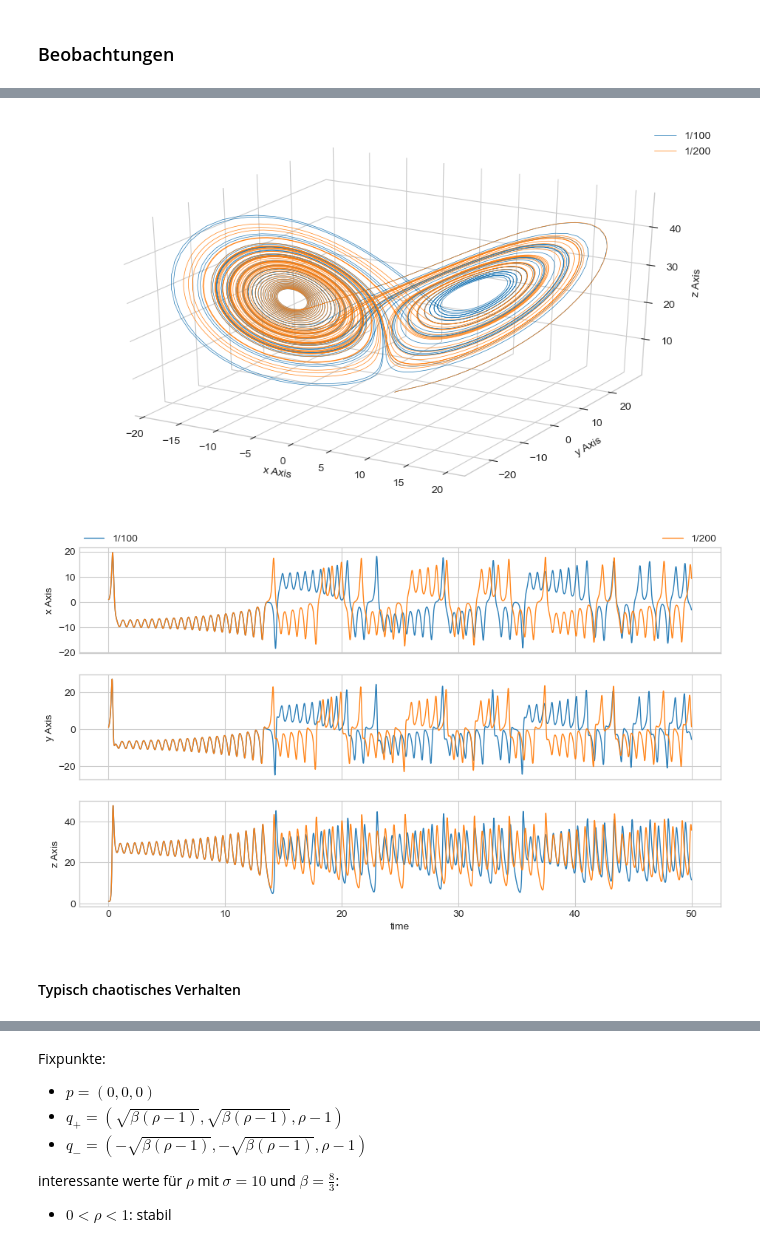
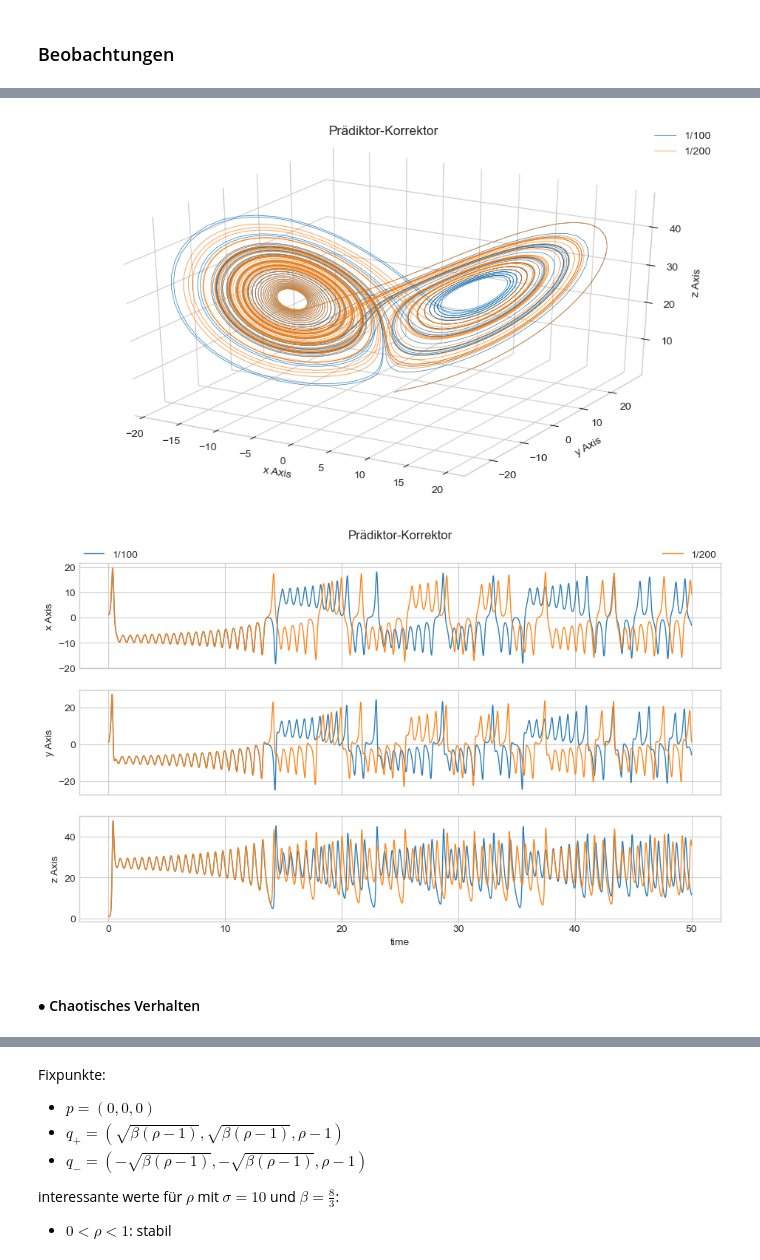
Before and after one commit to maxstollmayer/Lorenz-System-Project, a Jupyter notebook: Lorenz-System Notebook.ipynb, the cells around one changed output, grey strips where cells are left out. Saved outputs shown, nothing was run; the diff lists cells and outputs as text; code cells hidden in the pictures.

```diff
--- a/Lorenz-System Notebook.ipynb
+++ b/Lorenz-System Notebook.ipynb
@@ -376,14 +398,14 @@ statesPC2 = ABM(f, state0, t2)
 # %%
 labels=("1/100", "1/200")
-ParametricPlot(statesPC1, statesPC2, labels=labels)
+ParametricPlot(statesPC1, statesPC2, labels=labels, title="Prädiktor-Korrektor")
 # %% [output]
-[figure, old version]
+[figure, new version]
 # %%
-Plot((t1,t2), statesPC1, statesPC2, labels=labels, sameAxis=False)
+Plot((t1,t2), statesPC1, statesPC2, labels=labels, title="Prädiktor-Korrektor", sameAxis=False)
 # %% [output]
-[figure, old version]
+[figure, new version]
 # %% [markdown]
-#### Typisch chaotisches Verhalten
+#### $\bullet$ Chaotisches Verhalten
 # %%
 sigma = 10
 rho = 28
```
Also changed, not shown: parts of 21 cells of this notebook.
